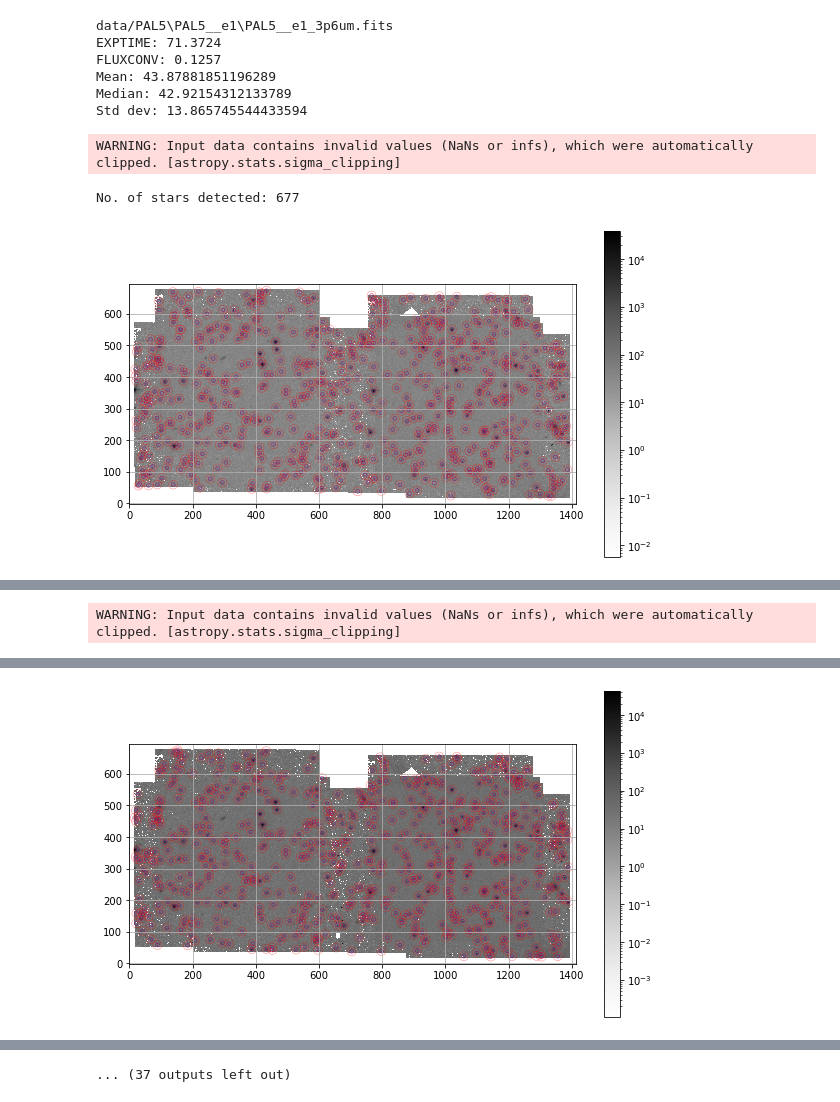
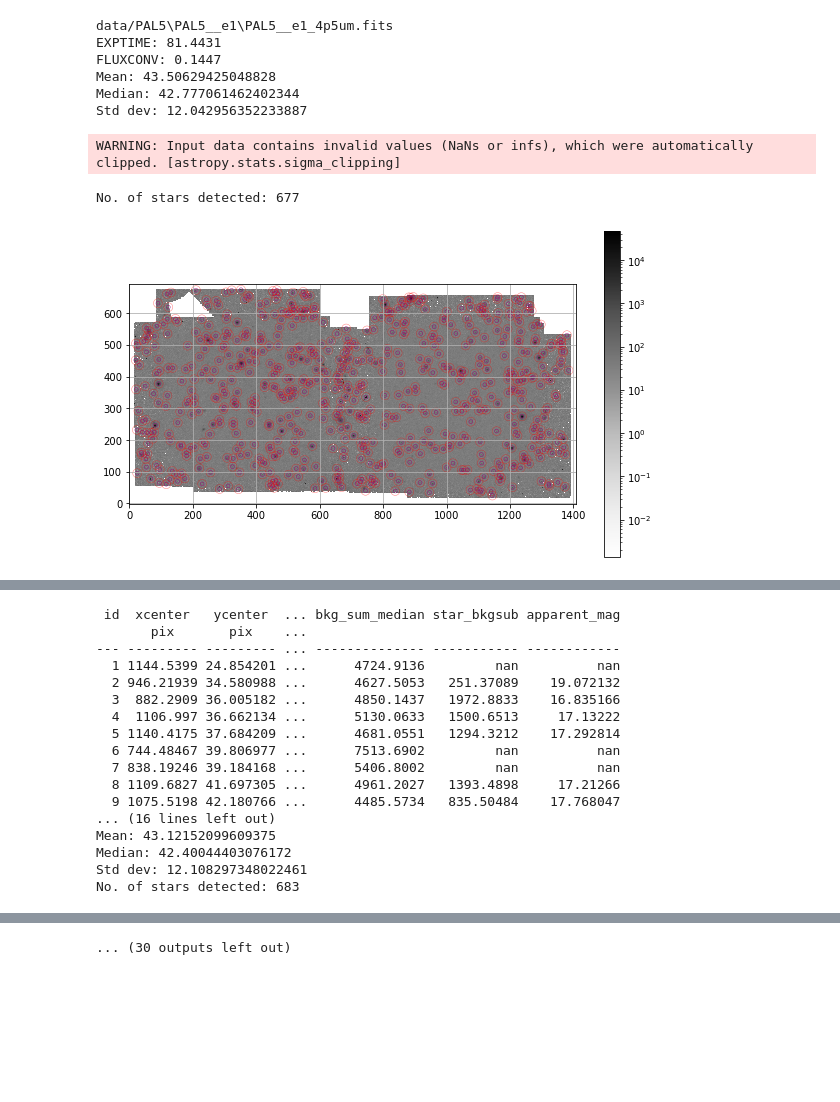
Before and after one commit to jake-the-bird/MPhys-RRL, a Jupyter notebook: test_photometry/PHOTOMETRY_SCHMOTOMETRY.ipynb, the cells around one changed output, grey strips where cells are left out. Drawn from its saved outputs; the diff is of its cells as text; code cells hidden in the pictures; blank space fills up the shorter version.

```diff
--- a/test_photometry/PHOTOMETRY_SCHMOTOMETRY.ipynb
+++ b/test_photometry/PHOTOMETRY_SCHMOTOMETRY.ipynb
@@ -49,7 +49,7 @@ def ap_phot(data, ap, an, method):
     if method == 'mean':
         bkg_mean = table['aperture_sum_1'] / an.area
         table['bkg_sum_mean'] = bkg_mean * ap.area
-        table['sum_mean'] = table['aperture_sum_0'] - table['bkg_sum_mean']
+        table['star_bkgsub'] = table['aperture_sum_0'] - table['bkg_sum_mean']
 
     elif method == 'median':
         annulus_masks = an.to_mask(method='center')
@@ -62,13 +62,22 @@ def ap_phot(data, ap, an, method):
 
         bkg_median = np.array(bkg_median)
         table['bkg_sum_median'] = bkg_median * ap.area
-        table['sum_median'] = table['aperture_sum_0'] - table['bkg_sum_median']
+        table['star_bkgsub'] = table['aperture_sum_0'] - table['bkg_sum_median']
 
     else:
-        print('\n\nPlease give a valid method thx\n\n')
+        print('\n\nPlease give a valid method kthx\n\n')
+
+    table['apparent_mag'] = float('NaN')
+    for i in range(len(table)):
+        if table['star_bkgsub'][i] >= 0:
+            table['apparent_mag'][i] = zmag - 2.5 * math.log10(aperture_correction * table['star_bkgsub'][i] / conv)
 
     return table
 # %%
+base_dir = 'data/PAL5/*/'
+#channel = '3p6um'
+channel = '4p5um'
+
 sigma_level = 6.
 sigma_level_PSF = 20.
 FWHM = 5.
@@ -77,45 +86,54 @@ r_in = 6.
 r_out = 14.
 roundness = 0.5
 
-base_dir = 'data/PAL5/*/'
-for filename in glob.glob(base_dir + 'PAL5__e[0-9]_3p6um.fits', recursive=True) + glob.glob(base_dir + 'PAL5__e[0-9][0-9]_3p6um.fits', recursive=True):
+if channel == '3p6um':
+    zmag = 18.8                  # given in/calculated using IRAC handbook, section 4.8
+    aperture_correction = 1.125  # for 6, 6-14 pix apertures in channel 1; given in IRAC handbook, table 4.7
+elif channel == '4p5um':
+    zmag = 18.32
+    aperture_correction = 1.120
+else:
+    print('Please select a valid channel')
+
+for filename in glob.glob(base_dir+'PAL5__e[0-9]_'+channel+'.fits', recursive=True) + glob.glob(base_dir+'PAL5__e[0-9][0-9]_'+channel+'.fits', recursive=True):
 
     ###   OPENING FITS FILE AND CONVERTING TO COUNTS   ###
 
     with fits.open(filename) as hdu_list:
         print(filename)
         image_data = hdu_list[0].data
         hdr = hdu_list[0].header
         exptime = hdr['EXPTIME']
         fluxconv = hdr['FLUXCONV']
+        conv = exptime / fluxconv
         print('EXPTIME: {0}\nFLUXCONV: {1}'.format(exptime, fluxconv))
-        data = image_data * exptime / fluxconv
+        data = image_data * conv
 
     mean, median, std = sigma_clipped_stats(data, sigma=4.)
     print('Mean: {0}\nMedian: {1}\nStd dev: {2}'.format(mean, median, std))
 
     ###   LOCATING STARS AND PLOTTING THEM   ###
     # could maybe put most of this in its own starfind function? including aperture and position bits
 
     daofind = DAOStarFinder(threshold=sigma_level*std, fwhm=FWHM, roundlo=-roundness, roundhi=roundness)
     sources = daofind(data - median)
     pos = np.transpose((sources['xcentroid'], sources['ycentroid']))
     apertures = CircularAperture(pos, r_ap)
     annuli = CircularAnnulus(pos, r_in, r_out)
     print('No. of stars detected: {0}'.format(len(sources)))
     plotting(data, apertures, annuli, 'Greys')
 
     ###   DOING APERTURE PHOTOMETRY   ###
 
-    phot_table = ap_phot(data, apertures, annuli, 'blob')
+    phot_table = ap_phot(data, apertures, annuli, 'median')
     print_table_nicely(phot_table)
 # %% [output]
-data/PAL5\PAL5__e1\PAL5__e1_3p6um.fits
-EXPTIME: 71.3724
-FLUXCONV: 0.1257
-Mean: 43.87881851196289
-Median: 42.92154312133789
-Std dev: 13.865745544433594
+data/PAL5\PAL5__e1\PAL5__e1_4p5um.fits
+EXPTIME: 81.4431
+FLUXCONV: 0.1447
+Mean: 43.50629425048828
+Median: 42.777061462402344
+Std dev: 12.042956352233887
 WARNING: Input data contains invalid values (NaNs or infs), which were automatically clipped. [astropy.stats.sigma_clipping]
 No. of stars detected: 677
-[figure, old version]
+[figure, new version]
@@ -139 +157,17 @@ Std dev: 13.949019432067871
-WARNING: Input data contains invalid values (NaNs or infs), which were automatically clipped. [astropy.stats.sigma_clipping]
+ id  xcenter   ycenter  ... bkg_sum_median star_bkgsub apparent_mag
+       pix       pix    ...
+--- --------- --------- ... -------------- ----------- ------------
+  1 1144.5399 24.854201 ...      4724.9136         nan          nan
+  2 946.21939 34.580988 ...      4627.5053   251.37089    19.072132
+  3  882.2909 36.005182 ...      4850.1437   1972.8833    16.835166
+  4  1106.997 36.662134 ...      5130.0633   1500.6513     17.13222
+  5 1140.4175 37.684209 ...      4681.0551   1294.3212    17.292814
+  6 744.48467 39.806977 ...      7513.6902         nan          nan
+  7 838.19246 39.184168 ...      5406.8002         nan          nan
+  8 1109.6827 41.697305 ...      4961.2027   1393.4898     17.21266
+  9 1075.5198 42.180766 ...      4485.5734   835.50484    17.768047
+... (16 lines left out)
+Mean: 43.12152099609375
+Median: 42.40044403076172
+Std dev: 12.108297348022461
+No. of stars detected: 683
@@ -141 +191,0 @@ No. of stars detected: 683
-[figure, old version]
@@ -162 +244 @@ No. of stars detected: 688
-... (37 outputs left out)
+... (30 outputs left out)
```
Also changed, not shown: parts of 1 cell of this notebook, 5 other files.
